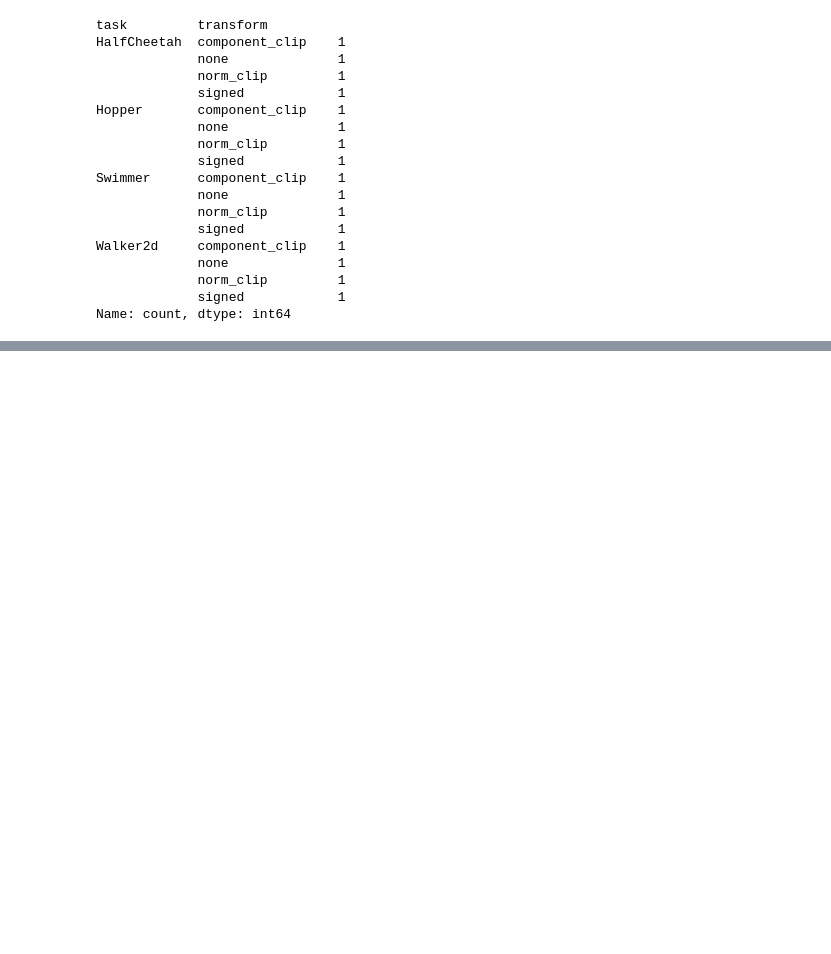
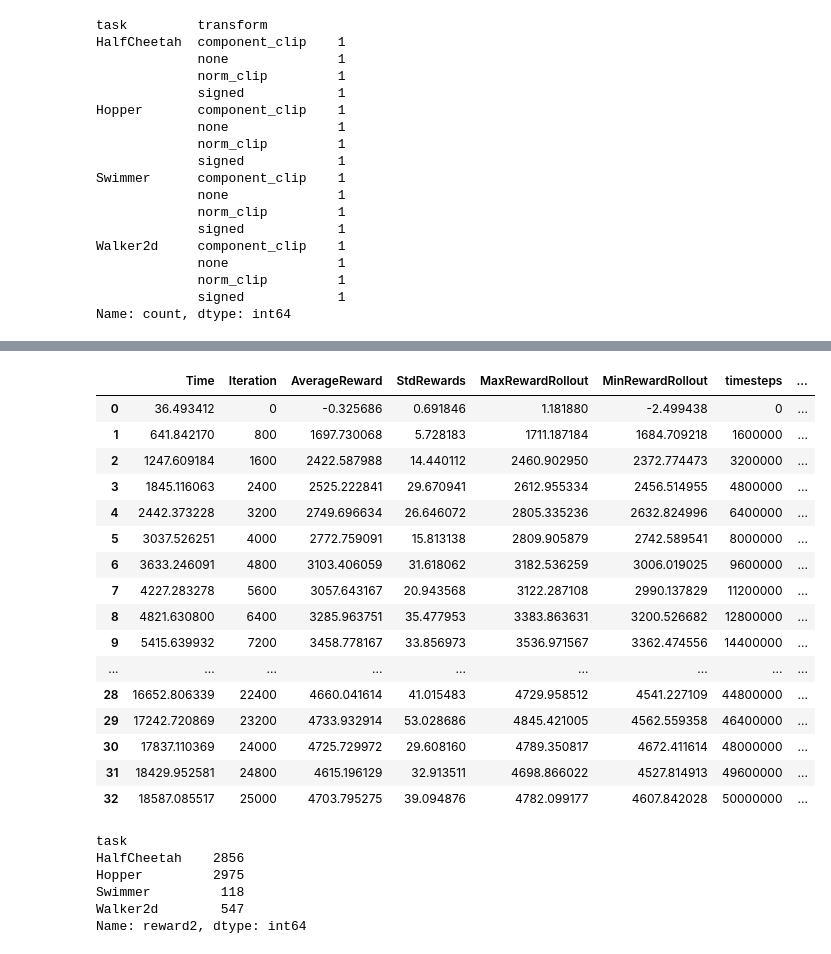
Before and after one commit to deepakhr1999/ARS, a Jupyter notebook: code/plot_hparam_grid_sfr.ipynb, the cells around one changed output, grey strips where cells are left out. Drawn from its saved outputs; the diff is of its cells as text; code cells hidden in the pictures; blank space fills up the shorter version.

```diff
--- a/code/plot_hparam_grid_sfr.ipynb
+++ b/code/plot_hparam_grid_sfr.ipynb
@@ -272,0 +377,42 @@ for (task, algo), data1 in data.groupby(["task", "algo"]):
+# %%
+x = pd.read_csv('../sfr2/SafetyHalfCheetahVelocity-v1/1736182549.8540034/log.txt', sep="\t")
+x
+# %% [output]
+|  | Time | Iteration | AverageReward | StdRewards | MaxRewardRollout | MinRewardRollout | timesteps | ... |
+| 0 | 36.493412 | 0 | -0.325686 | 0.691846 | 1.181880 | -2.499438 | 0 | ... |
+| 1 | 641.842170 | 800 | 1697.730068 | 5.728183 | 1711.187184 | 1684.709218 | 1600000 | ... |
+| 2 | 1247.609184 | 1600 | 2422.587988 | 14.440112 | 2460.902950 | 2372.774473 | 3200000 | ... |
+| 3 | 1845.116063 | 2400 | 2525.222841 | 29.670941 | 2612.955334 | 2456.514955 | 4800000 | ... |
+| 4 | 2442.373228 | 3200 | 2749.696634 | 26.646072 | 2805.335236 | 2632.824996 | 6400000 | ... |
+| 5 | 3037.526251 | 4000 | 2772.759091 | 15.813138 | 2809.905879 | 2742.589541 | 8000000 | ... |
+| 6 | 3633.246091 | 4800 | 3103.406059 | 31.618062 | 3182.536259 | 3006.019025 | 9600000 | ... |
+| 7 | 4227.283278 | 5600 | 3057.643167 | 20.943568 | 3122.287108 | 2990.137829 | 11200000 | ... |
+| 8 | 4821.630800 | 6400 | 3285.963751 | 35.477953 | 3383.863631 | 3200.526682 | 12800000 | ... |
+| 9 | 5415.639932 | 7200 | 3458.778167 | 33.856973 | 3536.971567 | 3362.474556 | 14400000 | ... |
+| ... | ... | ... | ... | ... | ... | ... | ... | ... |
+| 28 | 16652.806339 | 22400 | 4660.041614 | 41.015483 | 4729.958512 | 4541.227109 | 44800000 | ... |
+| 29 | 17242.720869 | 23200 | 4733.932914 | 53.028686 | 4845.421005 | 4562.559358 | 46400000 | ... |
+| 30 | 17837.110369 | 24000 | 4725.729972 | 29.608160 | 4789.350817 | 4672.411614 | 48000000 | ... |
+| 31 | 18429.952581 | 24800 | 4615.196129 | 32.913511 | 4698.866022 | 4527.814913 | 49600000 | ... |
+| 32 | 18587.085517 | 25000 | 4703.795275 | 39.094876 | 4782.099177 | 4607.842028 | 50000000 | ... |
+# %%
+def get_best_reward(dir_path):
+    try:
+        x = pd.read_csv(os.path.join("..", dir_path, "log.txt"), sep="\t")
+        # find the timestep closest to 1e6
+        return x[x.timesteps <= 1e6+1000]["AverageReward"].max()
+    except:
+        print("?", dir_path)
+        return -1
+
+data['reward2'] = data.dir_path.apply(get_best_reward)
+# first 3 seeds
+x = data.groupby(["task", "transform"]).reward2.agg(list).apply(lambda x: np.mean(x[:3])).reset_index()
+x.groupby(["task"]).reward2.max().astype(int)
+# %% [output]
+task
+HalfCheetah    2856
+Hopper         2975
+Swimmer         118
+Walker2d        547
+Name: reward2, dtype: int64
```
Also changed, not shown: parts of 7 cells of this notebook, 1 other file.
